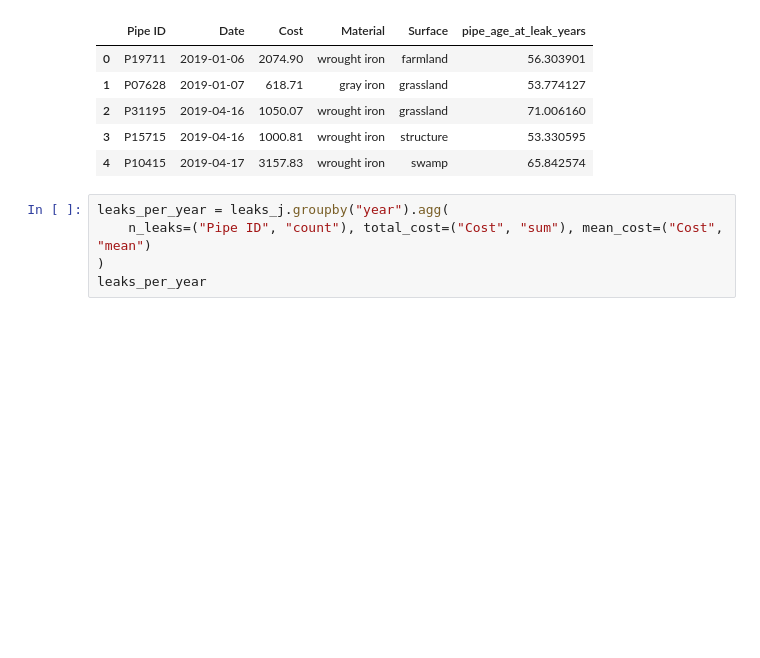
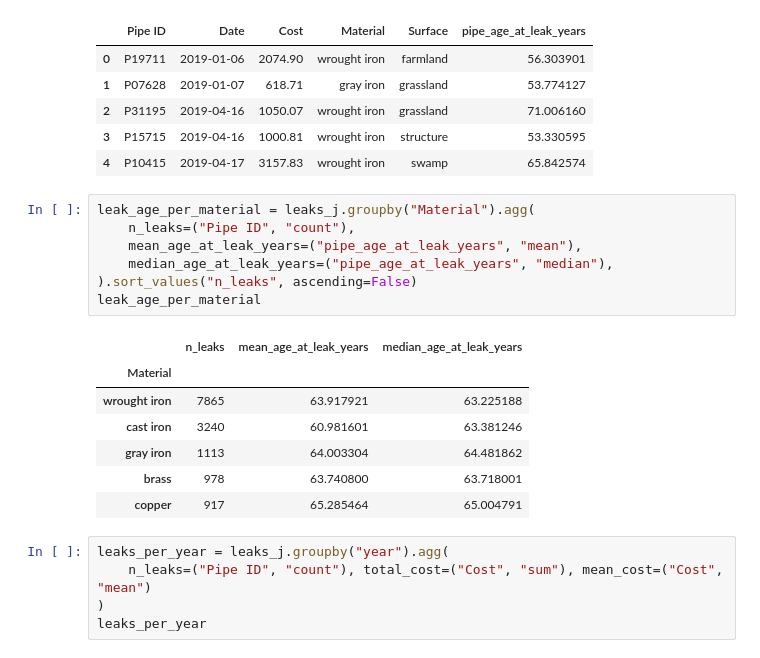
Before and after one commit to daniel06smith/STAT440_GP1, a Jupyter notebook: notebooks/02_eda_python.ipynb, the cells around one changed output. Drawn from its saved outputs; the diff is of its cells as text; blank space fills up the shorter version.

```diff
--- a/notebooks/02_eda_python.ipynb
+++ b/notebooks/02_eda_python.ipynb
@@ -282,6 +282,21 @@ Leaks with no matching pipe record: 0
 | 2 | P31195 | 2019-04-16 | 1050.07 | wrought iron | grassland | 71.006160 |
 | 3 | P15715 | 2019-04-16 | 1000.81 | wrought iron | structure | 53.330595 |
 | 4 | P10415 | 2019-04-17 | 3157.83 | wrought iron | swamp | 65.842574 |
+# %%
+leak_age_per_material = leaks_j.groupby("Material").agg(
+    n_leaks=("Pipe ID", "count"),
+    mean_age_at_leak_years=("pipe_age_at_leak_years", "mean"),
+    median_age_at_leak_years=("pipe_age_at_leak_years", "median"),
+).sort_values("n_leaks", ascending=False)
+leak_age_per_material
+# %% [output]
+|  | n_leaks | mean_age_at_leak_years | median_age_at_leak_years |
+| Material |  |  |  |
+| wrought iron | 7865 | 63.917921 | 63.225188 |
+| cast iron | 3240 | 60.981601 | 63.381246 |
+| gray iron | 1113 | 64.003304 | 64.481862 |
+| brass | 978 | 63.740800 | 63.718001 |
+| copper | 917 | 65.285464 | 65.004791 |
 # %%
 leaks_per_year = leaks_j.groupby("year").agg(
     n_leaks=("Pipe ID", "count"), total_cost=("Cost", "sum"), mean_cost=("Cost", "mean")
```
Also changed, not shown: parts of 1 cell of this notebook, 1 other file.
